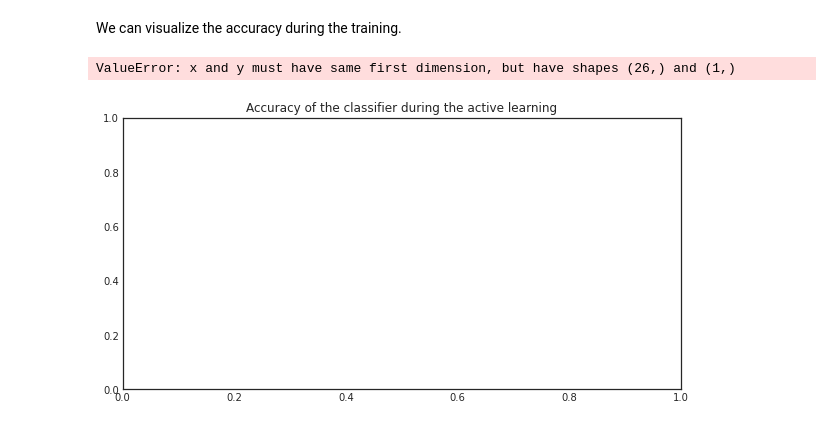
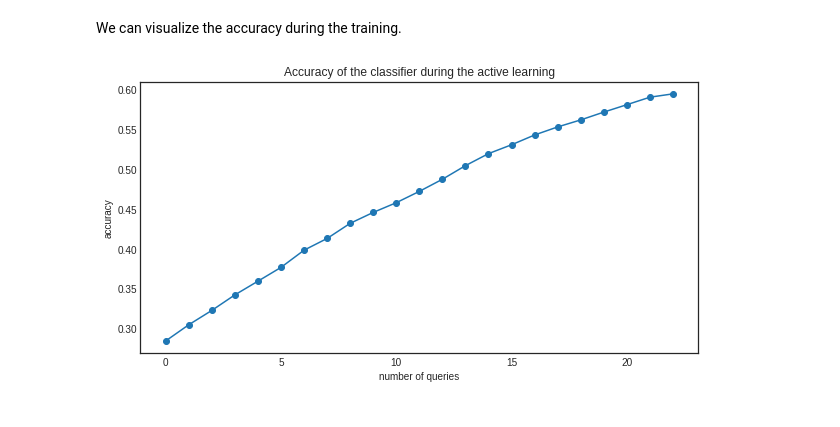
Before and after one commit to sgmachado/Ranked-Batch-mode-Active-Learning-for-Open-Set-Classification, a Jupyter notebook: kneighborsBatch.ipynb, the cells around one changed output. Cells and saved outputs as stored; diff of their text form; code cells hidden in the pictures.

Commit message:
fixed graph

```diff
--- a/kneighborsBatch.ipynb
+++ b/kneighborsBatch.ipynb
@@ -61,9 +76,9 @@ def batch_to_xy(batch):
 ## The dataset
 # %%
 # batch with 10000 examples
-batch1 = unpickle("cifar-10-batches-py/data_batch_1")
+batch1 = unpickle("data_batch_1")
 # meta has the labels' names
-meta = unpickle("cifar-10-batches-py/batches.meta")
+meta = unpickle("batches.meta")
 # %% [markdown]
 Showing a example from the batch
 # %%
@@ -170,7 +186,7 @@ print(unqueried_score)
 # %% [output]
 0.2844
 # %%
-N_RAW_SAMPLES = X_raw.shape[0]
+N_RAW_SAMPLES = X_pool.shape[0]
 N_QUERIES = N_RAW_SAMPLES // BATCH_SIZE
 print(N_RAW_SAMPLES)
 print(N_QUERIES)
@@ -229,12 +260,11 @@ We can visualize the accuracy during the training.
 # %%
 with plt.style.context('seaborn-white'):
     plt.figure(figsize=(10, 5))
     plt.title('Accuracy of the classifier during the active learning')
-    plt.plot(range(N_QUERIES+1), model_accuracy)
-    plt.scatter(range(N_QUERIES+1), model_accuracy)
+    plt.plot(range(N_QUERIES+1), performance_history)
+    plt.scatter(range(N_QUERIES+1), performance_history)
     plt.xlabel('number of queries')
     plt.ylabel('accuracy')
     plt.show()
 # %% [output]
-ValueError: x and y must have same first dimension, but have shapes (26,) and (1,)
-[figure, old version]
+[figure, new version]
```
Also changed, not shown: parts of 6 cells of this notebook.
